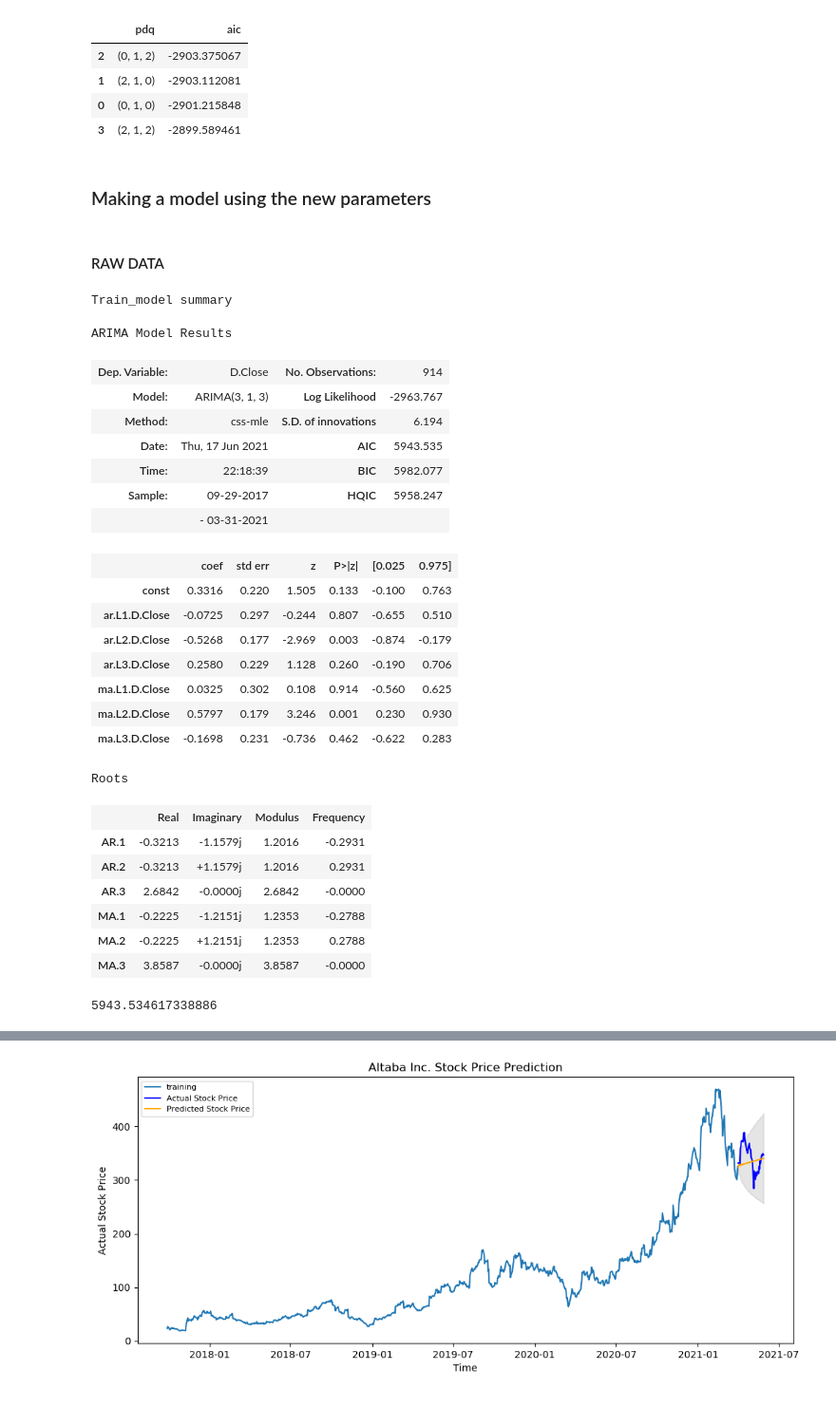
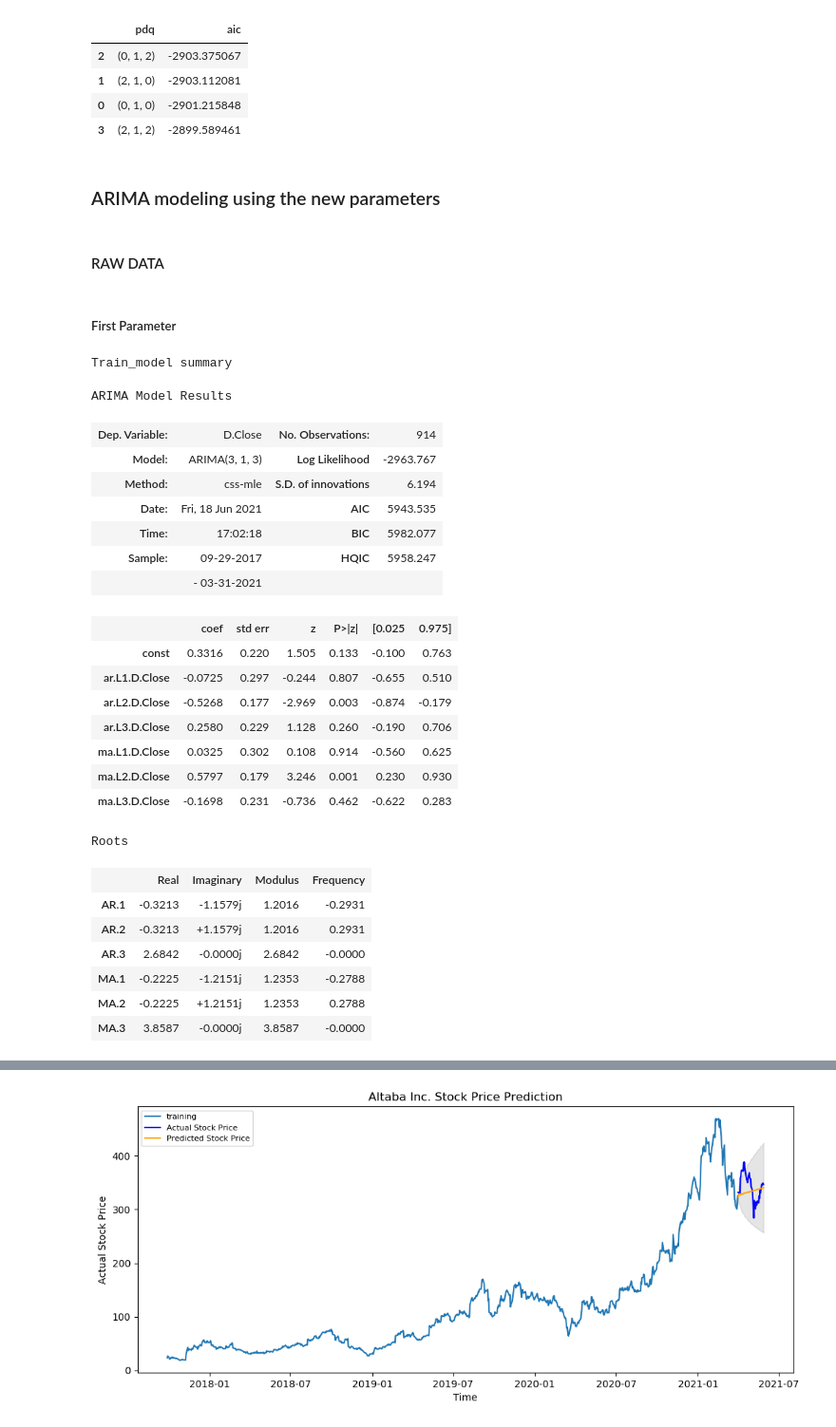
Before and after one commit to stevenkyle2013/Capstone, a Jupyter notebook: Main.ipynb, the cells around one changed output, grey strips where cells are left out. Shown at 95% size. Saved outputs shown, nothing was run; the diff lists cells and outputs as text; code cells hidden in the pictures.

Commit message:
More modeling

```diff
--- a/Main.ipynb
+++ b/Main.ipynb
@@ -149,8 +150,8 @@ def Grid_Auto_bot(data, order_list):
         try:
             mod = ARIMA(data, order = comb, freq='B')
             output = mod.fit()
-            results.append([comb,ARMAResults.aic(output)])
-            print('ARIMA {} : AIC Calculated ={}'.format(comb, ARMAResults.aic(output)))
+            results.append([comb,ARIMAResults.aic(output)])
+            print('ARIMA {} : AIC Calculated ={}'.format(comb, ARIMAResults.aic(output)))
 
         except:
             continue
@@ -648,8 +649,8 @@ plt.show()
 # %% [output]
 [figure]
 # %%
-# Train Test Split (Making testing data the last 2 months)
-Train, Test = train_test_split(Final_df, test_size=42)
+# Train Test Split (Making testing data the last month)
+Train, Test = train_test_split(Final_df, test_size=20)
 # %%
 Test
 # %% [output]
@@ -918,6 +919,8 @@ print('This is for the raw data')
 
 # Ordering the parameters by aic
 possible_params.sort_values(by='aic', ascending=True, inplace=True)
+raw_order_1 = possible_params.iloc[0]['pdq']
+raw_order_2 = possible_params.iloc[1]['pdq']
 possible_params.head()
 # %% [output]
 ARIMA (0, 1, 0) : AIC Calculated =5953.895644708036
@@ -952,35 +957,29 @@ This is for the logged data
 | 0 | (0, 1, 0) | -2901.215848 |
 | 3 | (2, 1, 2) | -2899.589461 |
 # %% [markdown]
-### Making a model using the new parameters
+### ARIMA modeling using the new parameters
 # %% [markdown]
 #### RAW DATA
+# %% [markdown]
+##### First Parameter
 # %%
-# def Final_Model_Check(train, test, order, seasonal_order, beg='2017', train_check_start='2021-02-01',
-#             train_check_end='2021-03-31', final_check_start='2021-04-01',
-#             final_check_end='2021-05-31', future=30):
-
-
 # Making the train SARIMAX model
 Train_model = ARIMA(Train['Close'],
-                      order=(3,1,3),
+                      order=raw_order_1,
                       freq='B')
 train_output = Train_model.fit()
 
 # Shows the train model summary
 print('Train_model summary')
 display(train_output.summary());
-
-# Shows the diagnostics for the train model
-#train_output.plot_diagnostics(figsize=(15,8));
 # %% [output]
 Train_model summary
 ARIMA Model Results
 | Dep. Variable: | D.Close | No. Observations: | 914 |
 | Model: | ARIMA(3, 1, 3) | Log Likelihood | -2963.767 |
 | Method: | css-mle | S.D. of innovations | 6.194 |
-| Date: | Thu, 17 Jun 2021 | AIC | 5943.535 |
-| Time: | 22:18:39 | BIC | 5982.077 |
+| Date: | Fri, 18 Jun 2021 | AIC | 5943.535 |
+| Time: | 17:02:18 | BIC | 5982.077 |
 | Sample: | 09-29-2017 | HQIC | 5958.247 |
 |  | - 03-31-2021 |  |  |
 |  | coef | std err | z | P>|z| | [0.025 | 0.975] |
@@ -999,7 +998,3 @@ Roots
 | MA.1 | -0.2225 | -1.2151j | 1.2353 | -0.2788 |
 | MA.2 | -0.2225 | +1.2151j | 1.2353 | 0.2788 |
 | MA.3 | 3.8587 | -0.0000j | 3.8587 | -0.0000 |
-# %%
-ARMAResults.aic(train_output)
-# %% [output]
-5943.534617338886
```
Also changed, not shown: parts of 22 cells of this notebook.
